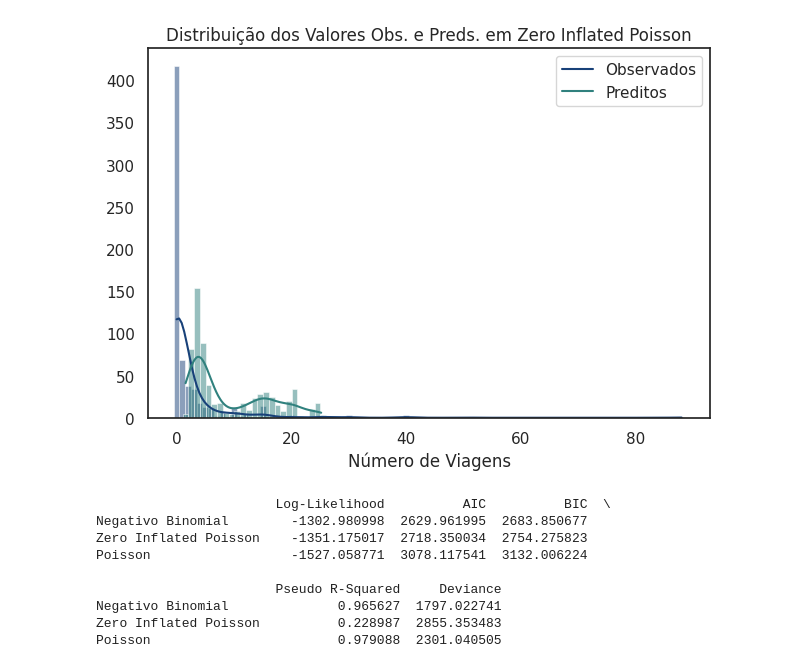
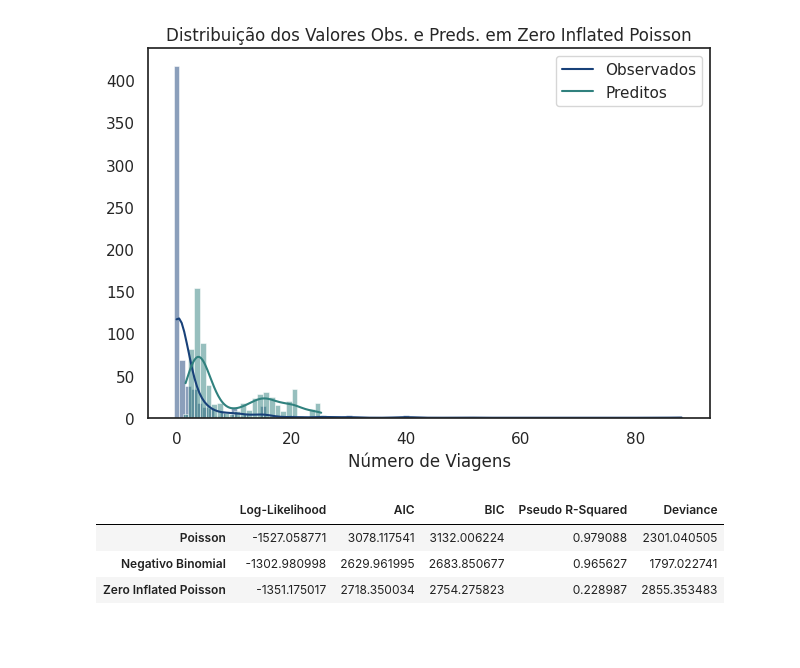
Before and after one commit to scrocha/modelagem-estatistica-A2, a Jupyter notebook: trabalho.ipynb, the cells around one changed output. Drawn from its saved outputs; the diff is of its cells as text; code cells hidden in the pictures; blank space fills up the shorter version.

```diff
--- a/trabalho.ipynb
+++ b/trabalho.ipynb
@@ -750,41 +750,36 @@ models = {
         selected_poisson_model.pseudo_rsquared(),
         selected_poisson_model.deviance,
     ],
     "Negativo Binomial": [
         neg_binomial_model.llf,
         neg_binomial_model.aic,
         neg_binomial_model.bic_llf,
         neg_binomial_model.pseudo_rsquared(),
         neg_binomial_model.deviance,
     ],
     "Zero Inflated Poisson": [
         zero_inf_pois.llf,
         zero_inf_pois.aic,
         zero_inf_pois.bic,
         zero_inf_pois.prsquared,
         deviance_family,
     ],
 }
 
 models_df = pd.DataFrame(
     models,
     index=[
         "Log-Likelihood",
         "AIC",
         "BIC",
         "Pseudo R-Squared",
         "Deviance",
     ],
-).T.sort_values(by="AIC")
+).T
 
-print(models_df)
+models_df
 # %% [output]
-                       Log-Likelihood          AIC          BIC  \
-Negativo Binomial        -1302.980998  2629.961995  2683.850677
-Zero Inflated Poisson    -1351.175017  2718.350034  2754.275823
-Poisson                  -1527.058771  3078.117541  3132.006224
-
-                       Pseudo R-Squared     Deviance
-Negativo Binomial              0.965627  1797.022741
-Zero Inflated Poisson          0.228987  2855.353483
-Poisson                        0.979088  2301.040505
+|  | Log-Likelihood | AIC | BIC | Pseudo R-Squared | Deviance |
+| Poisson | -1527.058771 | 3078.117541 | 3132.006224 | 0.979088 | 2301.040505 |
+| Negativo Binomial | -1302.980998 | 2629.961995 | 2683.850677 | 0.965627 | 1797.022741 |
+| Zero Inflated Poisson | -1351.175017 | 2718.350034 | 2754.275823 | 0.228987 | 2855.353483 |
```
Also changed, not shown: parts of 14 cells of this notebook, 4 other files.
